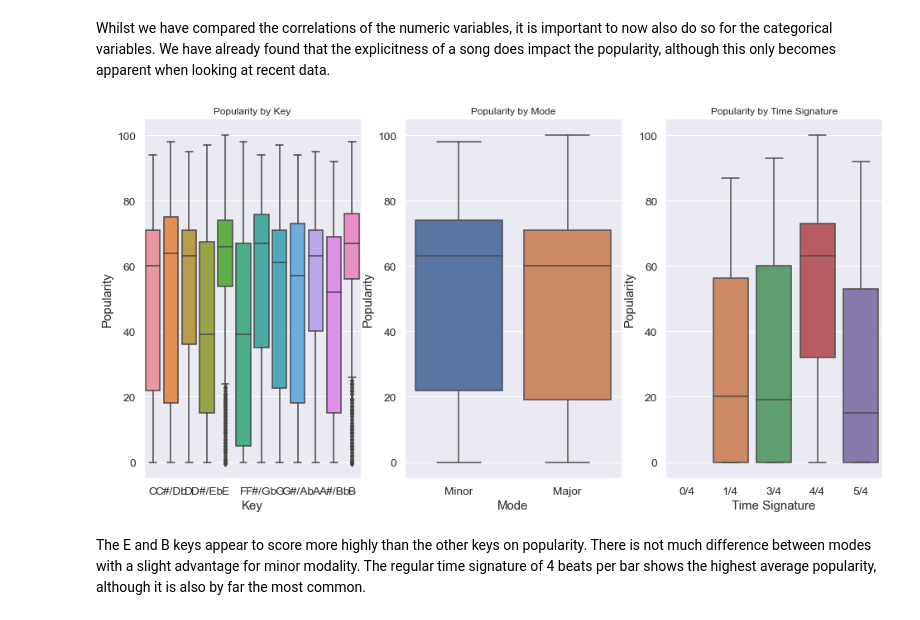
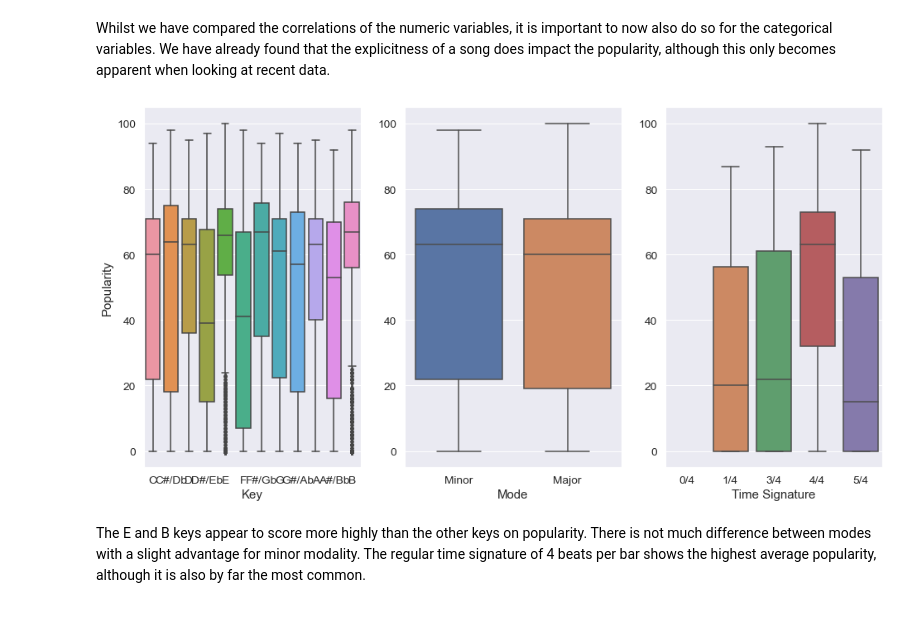
Before and after one commit to freddielloyd/SDPA_Coursework, a Jupyter notebook: Part 3 - Data Analytics/Part_3_Data_Analytics.ipynb, the cells around one changed output. Saved outputs shown, nothing was run; the diff lists cells and outputs as text; code cells hidden in the pictures.

```diff
--- a/Part 3 - Data Analytics/Part_3_Data_Analytics.ipynb
+++ b/Part 3 - Data Analytics/Part_3_Data_Analytics.ipynb
@@ -511,7 +491,7 @@ mode_counts = spotify_dataset['mode'].value_counts()
 key_counts_pct = (spotify_dataset['key'].value_counts()/spotify_dataset['key'].count())*100
 signature_counts_pct = (spotify_dataset['time signature'].value_counts()/spotify_dataset['time signature'].count())*100
 
-sns.set(font_scale = 1.5)
+sns.set(font_scale = 1.25)
 fig, ax = plt.subplots(2, 2, figsize = (20,15))
 ax[0,0].pie(explicit_counts, labels=explicit_counts.index, autopct='%1.f%%', startangle=180), ax[0,0].title.set_text('Song Explicit?')
 ax[0,1].pie(mode_counts, labels=('Major', 'Minor'), autopct='%1.f%%', startangle=180), ax[0,1].title.set_text('Song Modality')
@@ -932,15 +889,13 @@ These scatter plots appear to match the matrix's values, with a slight positive
 Whilst we have compared the correlations of the numeric variables, it is important to now also do so for the categorical variables. We have already found that the explicitness of a song does impact the popularity, although this only becomes apparent when looking at recent data.
 # %%
 fig, ax = plt.subplots(1, 3, figsize = (16, 8))
+sns.boxplot(x = spotify_dataset['key'], y = spotify_dataset['popularity'], ax=ax[0]), ax[0].set(title = "", ylabel = "Popularity", xlabel = "Key", xticklabels = key_names.values())
+sns.boxplot(x = spotify_dataset['mode'], y = spotify_dataset['popularity'], ax=ax[1]), ax[1].set(title = "", ylabel = "", xlabel = "Mode", xticklabels =('Minor', 'Major'))
+sns.boxplot(x = spotify_dataset['time signature'], y = spotify_dataset['popularity'], ax=ax[2]), ax[2].set(title = "", ylabel = "", xlabel = "Time Signature", xticklabels = signature_names.values())
 
-sns.boxplot(x = spotify_dataset['key'], y = spotify_dataset['popularity'], ax=ax[0]), ax[0].set(title = "Popularity by Key", ylabel = "Popularity", xlabel = "Key", xticklabels = key_names.values())
-sns.boxplot(x = spotify_dataset['mode'], y = spotify_dataset['popularity'], ax=ax[1]), ax[1].set(title = "Popularity by Mode", ylabel = "Popularity", xlabel = "Mode", xticklabels =('Minor', 'Major'))
-sns.boxplot(x = spotify_dataset['time signature'], y = spotify_dataset['popularity'], ax=ax[2]), ax[2].set(title = "Popularity by Time Signature", ylabel = "Popularity", xlabel = "Time Signature", xticklabels = signature_names.values())
-
-#fig.tight_layout()
 plt.show()
 # %% [output]
-[figure, old version]
+[figure, new version]
 # %% [markdown]
 The E and B keys appear to score more highly than the other keys on popularity. There is not much difference between modes with a slight advantage for minor modality. The regular time signature of 4 beats per bar shows the highest average popularity, although it is also by far the most common.
 # %% [markdown]
```
Also changed, not shown: parts of 73 cells of this notebook.
